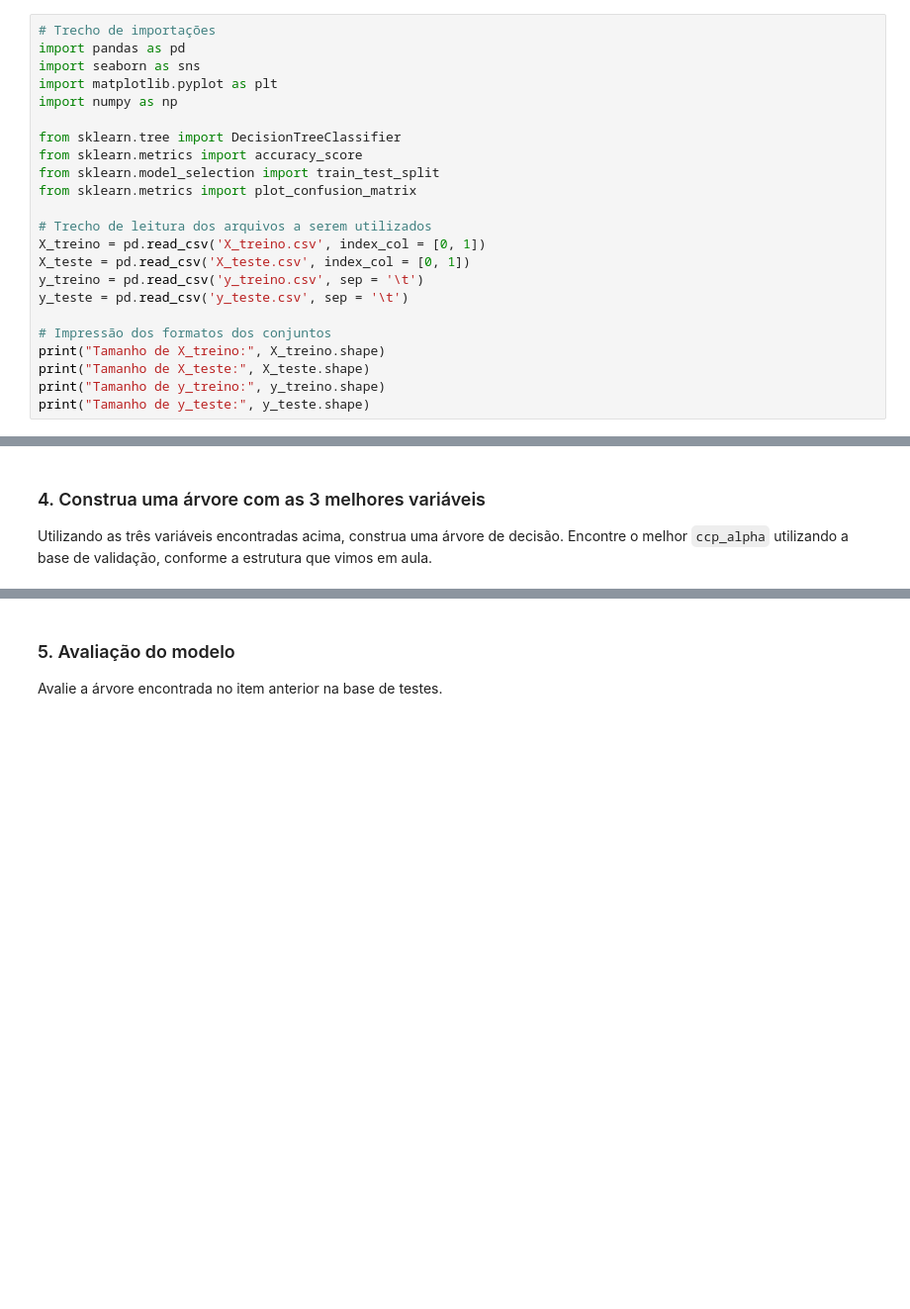
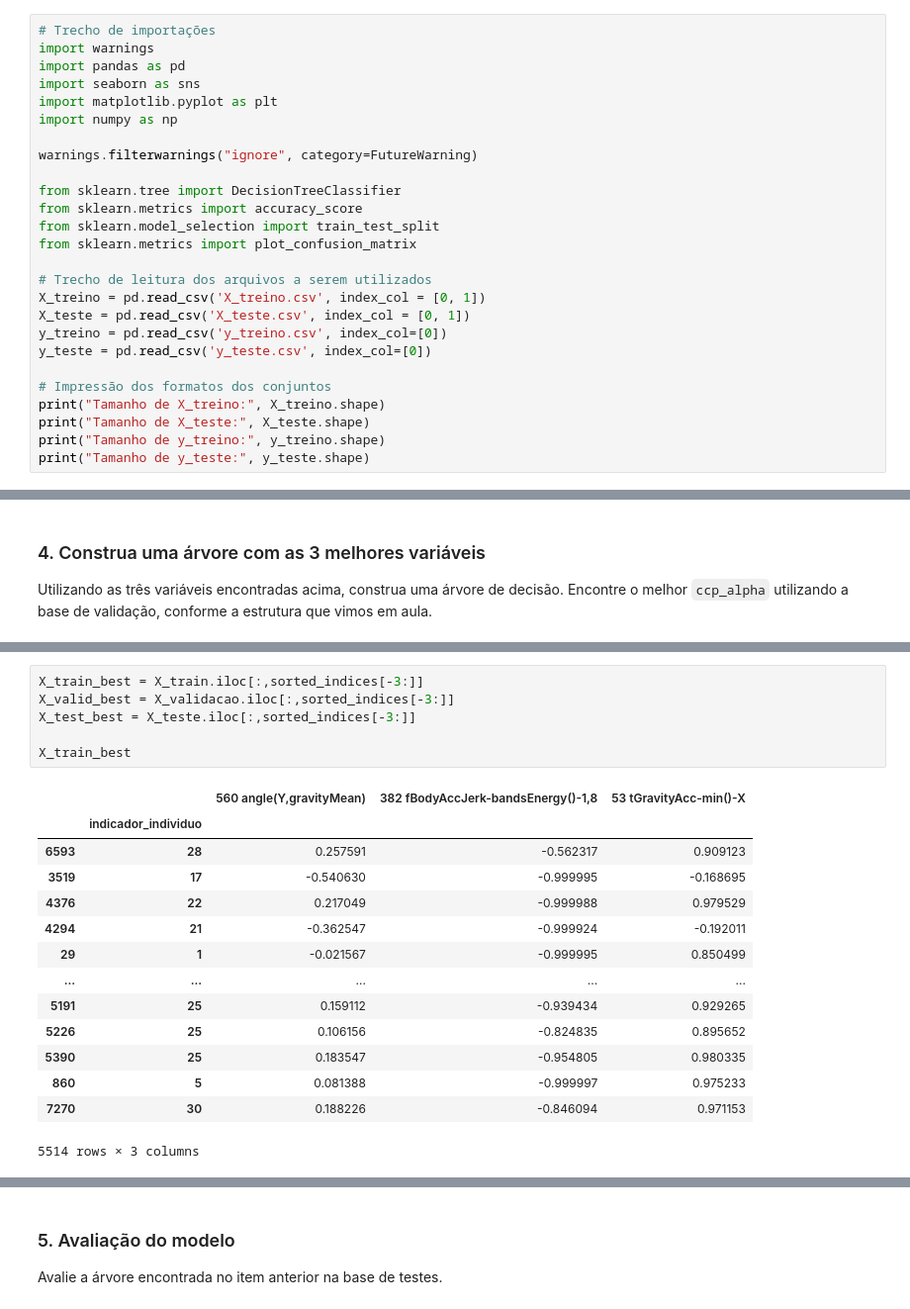
Before and after one commit to VictorLABR/stained-glass-project, a Jupyter notebook: VictorL_TAREFA 17 (pt.2).ipynb, the cells around one changed output, grey strips where cells are left out. Shown at 99% size. Saved outputs shown, nothing was run; the diff lists cells and outputs as text; blank space fills up the shorter version.

````diff
--- a/VictorL_TAREFA 17 (pt.2).ipynb
+++ b/VictorL_TAREFA 17 (pt.2).ipynb
@@ -13,10 +13,13 @@ Vamos carregar as bases lidas na tarefa passada. Se você salvou essas bases em
 Não se esqueça de considerar a leitura dos índices dos arquivos no ```read_csv()```!
 # %%
 # Trecho de importações
+import warnings
 import pandas as pd
 import seaborn as sns
 import matplotlib.pyplot as plt
 import numpy as np
+
+warnings.filterwarnings("ignore", category=FutureWarning)
 
 from sklearn.tree import DecisionTreeClassifier
 from sklearn.metrics import accuracy_score
@@ -26,8 +29,8 @@ from sklearn.metrics import plot_confusion_matrix
 # Trecho de leitura dos arquivos a serem utilizados
 X_treino = pd.read_csv('X_treino.csv', index_col = [0, 1])
 X_teste = pd.read_csv('X_teste.csv', index_col = [0, 1])
-y_treino = pd.read_csv('y_treino.csv', sep = '\t')
-y_teste = pd.read_csv('y_teste.csv', sep = '\t')
+y_treino = pd.read_csv('y_treino.csv', index_col=[0])
+y_teste = pd.read_csv('y_teste.csv', index_col=[0])
 
 # Impressão dos formatos dos conjuntos
 print("Tamanho de X_treino:", X_treino.shape)
@@ -121,0 +91,21 @@ DecisionTreeClassifier(random_state=42)
+# %%
+X_train_best = X_train.iloc[:,sorted_indices[-3:]]
+X_valid_best = X_validacao.iloc[:,sorted_indices[-3:]]
+X_test_best = X_teste.iloc[:,sorted_indices[-3:]]
+
+X_train_best
+# %% [output]
+|  |  | 560 angle(Y,gravityMean) | 382 fBodyAccJerk-bandsEnergy()-1,8 | 53 tGravityAcc-min()-X |
+|  | indicador_individuo |  |  |  |
+| 6593 | 28 | 0.257591 | -0.562317 | 0.909123 |
+| 3519 | 17 | -0.540630 | -0.999995 | -0.168695 |
+| 4376 | 22 | 0.217049 | -0.999988 | 0.979529 |
+| 4294 | 21 | -0.362547 | -0.999924 | -0.192011 |
+| 29 | 1 | -0.021567 | -0.999995 | 0.850499 |
+| ... | ... | ... | ... | ... |
+| 5191 | 25 | 0.159112 | -0.939434 | 0.929265 |
+| 5226 | 25 | 0.106156 | -0.824835 | 0.895652 |
+| 5390 | 25 | 0.183547 | -0.954805 | 0.980335 |
+| 860 | 5 | 0.081388 | -0.999997 | 0.975233 |
+| 7270 | 30 | 0.188226 | -0.846094 | 0.971153 |
+5514 rows × 3 columns
````
Also changed, not shown: parts of 8 cells of this notebook.
